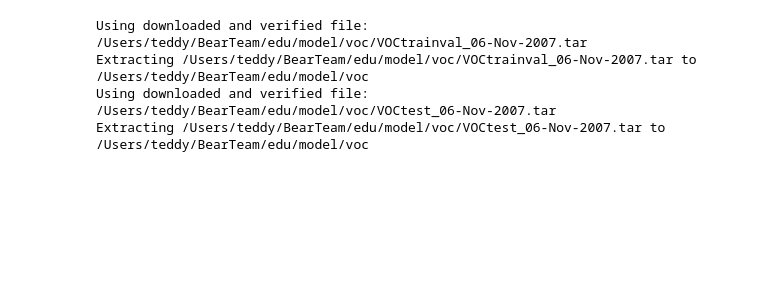
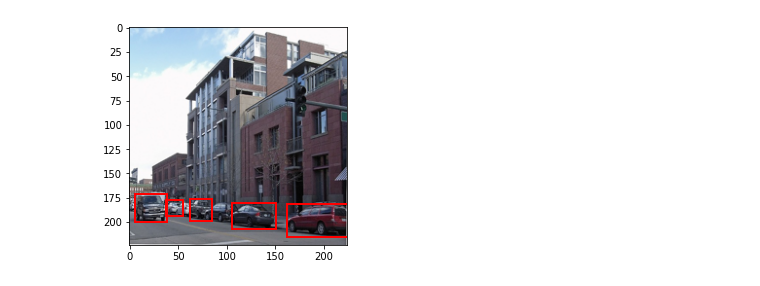
Before and after one commit to chaeengg/BearTeam, a Jupyter notebook: edu/model/YOLOv1.ipynb, the cells around one changed output. Cells and saved outputs as stored; diff of their text form; code cells hidden in the pictures; blank space fills up the shorter version.

```diff
--- a/edu/model/YOLOv1.ipynb
+++ b/edu/model/YOLOv1.ipynb
@@ -119,3 +159,37 @@ class YOLO_PASCAL_VOC(VOCDetection):
+# %%
+X, label = Test_Dataset[3]
+
+img = X.transpose(0, 1).transpose(1, 2)
+plt.imshow(img)
+ax = plt.gca()
+
+S, S, _ = label.shape
+for y_cell in range(S):
+    for x_cell in range(S):
+        x = label[y_cell, x_cell, 0]
+        y = label[y_cell, x_cell, 1]
+        w = label[y_cell, x_cell, 2]
+        h = label[y_cell, x_cell, 3]
+
+        x = (x + x_cell) * 32
+        y = (y + y_cell) * 32
+        w = w * 224.0
+        h = h * 224.0
+
+        x_min = x - w * 0.5
+        x_max = x + w * 0.5
+        y_min = y - h * 0.5
+        y_max = y + h * 0.5
+        if w > 0 and h > 0:
+            rect = patches.Rectangle((x_min, y_min),
+                         w,
+                         h,
+                        linewidth=2,
+                        edgecolor='red',
+                        fill=False,)
+            ax.add_patch(rect)
+# %% [output]
+[figure, added]
 # %%
 class YOLO(nn.Module):
     def __init__(self, VGG16):
@@ -334,26 +408,3 @@ def train_YOLO(YOLO_model, criterion, optimizer, scheduler, epochs, data_loader,
     # Return best model
     YOLO_model.load_state_dict(torch.load("./yolov1.pt"))
     return model
-# %%
-device = 'cuda' if torch.cuda.is_available() else 'cpu'
-
-current_path = os.getcwd()
-path2data = current_path + '/voc'
-if not os.path.exists(path2data):
-    os.mkdir(path2data)
-
-BATCH_SIZE = 64
-EPOCH = 135
-
-Train_Dataset = YOLO_PASCAL_VOC(path2data, year='2007', image_set='train', download=True)
-Test_Dataset = YOLO_PASCAL_VOC(path2data, year='2007', image_set='test', download=True)
-
-data_loader = torch.utils.data.DataLoader(dataset=Train_Dataset,
-                                          batch_size=BATCH_SIZE,
-                                          shuffle=True,
-                                          drop_last=True)
-# %% [output]
-Using downloaded and verified file: /Users/teddy/BearTeam/edu/model/voc/VOCtrainval_06-Nov-2007.tar
-Extracting /Users/teddy/BearTeam/edu/model/voc/VOCtrainval_06-Nov-2007.tar to /Users/teddy/BearTeam/edu/model/voc
-Using downloaded and verified file: /Users/teddy/BearTeam/edu/model/voc/VOCtest_06-Nov-2007.tar
-Extracting /Users/teddy/BearTeam/edu/model/voc/VOCtest_06-Nov-2007.tar to /Users/teddy/BearTeam/edu/model/voc
```
Also changed, not shown: parts of 10 cells of this notebook, 1 other file.
